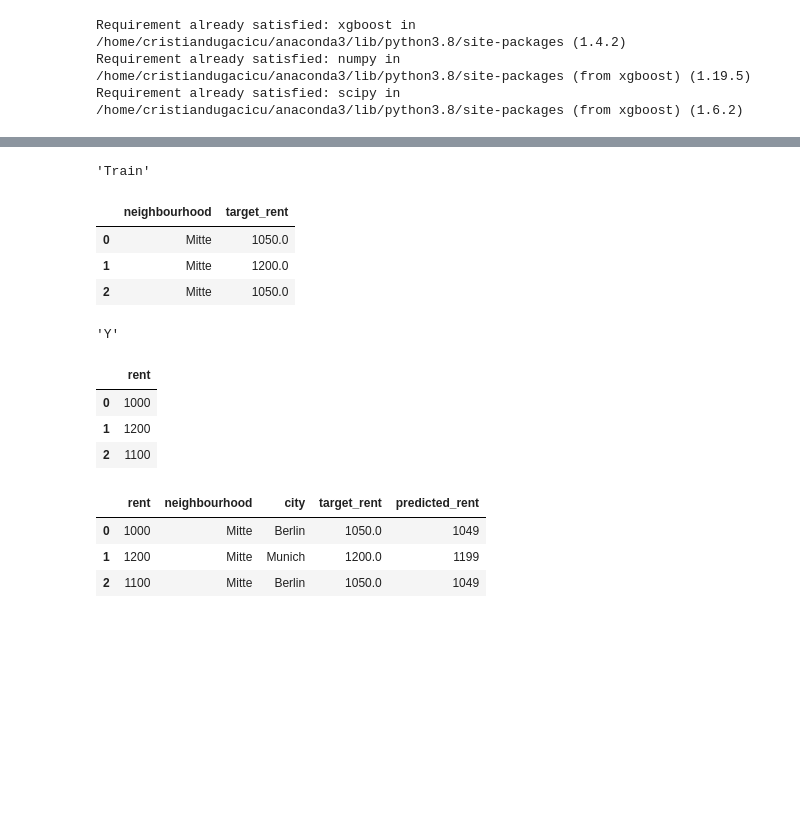
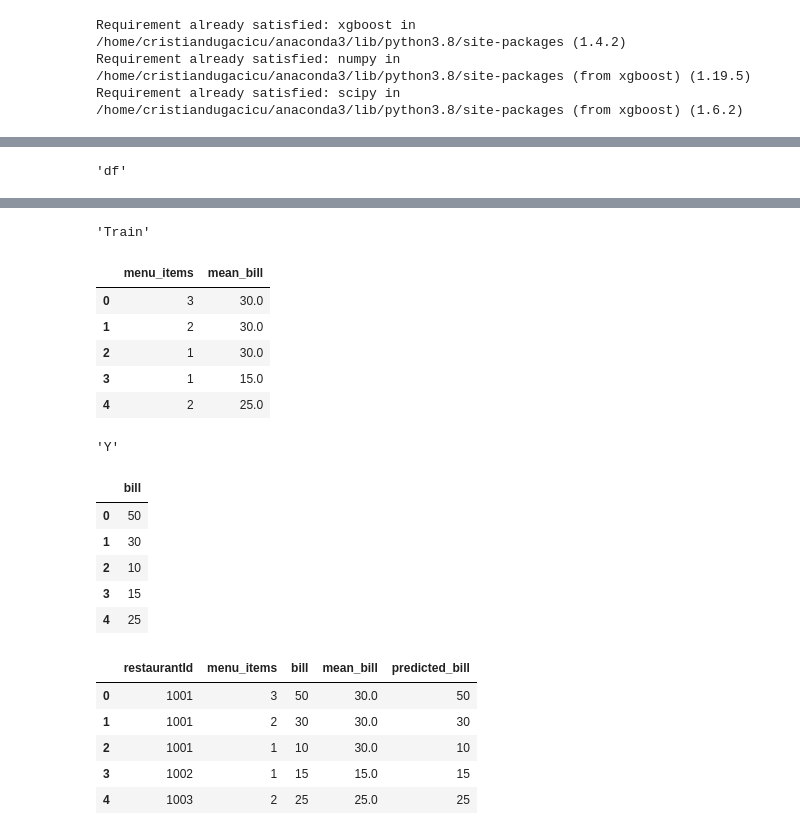
Before and after one commit to razorcd/ml-project, a Jupyter notebook: capstone-project/target_encoding/target_encoding_dummy_data.ipynb, the cells around one changed output, grey strips where cells are left out. Cells and saved outputs as stored; diff of their text form; code cells hidden in the pictures; blank space fills up the shorter version.

Commit message:
adds mode target encoding examples

```diff
--- a/capstone-project/target_encoding/target_encoding_dummy_data.ipynb
+++ b/capstone-project/target_encoding/target_encoding_dummy_data.ipynb
@@ -47,9 +47,11 @@ import numpy as np
 import pandas as pd
 
 df = pd.DataFrame([
-    {'rent': 1000, 'neighbourhood': 'Mitte', 'city': 'Berlin'},
-    {'rent': 1200, 'neighbourhood': 'Mitte', 'city': 'Munich'},
-    {'rent': 1100, 'neighbourhood': 'Mitte', 'city': 'Berlin'},
+    {'restaurantId': "1001", 'menu_items': 3, 'bill': 50},
+    {'restaurantId': "1001", 'menu_items': 2, 'bill': 30},
+    {'restaurantId': "1001", 'menu_items': 1, 'bill': 10},
+    {'restaurantId': "1002", 'menu_items': 1, 'bill': 15},
+    {'restaurantId': "1003", 'menu_items': 2, 'bill': 25},
 ])
 
 df
@@ -89,22 +135,29 @@ df.assign(predicted_rent = y_pred_val.astype('int'))
+# %%
+#Target encoding formula
+def get_target_encoding(df, field, target_field):
+    unique_fields = df[field].unique()
+    targets = {}
+    for f in unique_fields:
+        targets[f] = df[df[field]==f][target_field].mean()
+    return targets
 # %%
-cities = df['city'].unique()
-targets = {}
-for city in cities:
-    targets[city] = df[df['city']==city].rent.mean()
-df['target_rent'] = df['city'].apply(lambda x: targets[x])
+#Training after target encoding restaurantId
+df2 = df.copy()
+targets = get_target_encoding(df2, 'restaurantId', 'bill')
+df2['mean_bill'] = df2['restaurantId'].apply(lambda x: targets[x])
+display(targets)
 
 
-df_train = df[['neighbourhood', 'target_rent']]
-y_train = df[['rent']]
+df_train2 = df2[['menu_items', 'mean_bill']]
+y_train2 = df2[['bill']]
 
-display("df", df)
-display("Train", df_train)
-display("Y", y_train)
+display("df", df2)
+display("Train", df_train2)
+display("Y", y_train2)
+
+dv2, model2 = train(df_train2, y_train2, 6, 1)
+y_pred_val2, X_val2 = predict(df_train2, dv2, model2)
 
 
-dv, model = train(df_train, y_train, 6, 1)
-y_pred_val, X_val = predict(df_train, dv, model)
-
-
-df.assign(predicted_rent = y_pred_val.astype('int'))
+df2.assign(predicted_bill = np.round(y_pred_val2).astype('int'))
 # %% [output]
@@ -111,0 +165 @@ df.assign(predicted_rent = y_pred_val.astype('int'))
+'df'
@@ -116,14 +172,20 @@ df.assign(predicted_rent = y_pred_val.astype('int'))
-'Train'
+'Train'
-|  | neighbourhood | target_rent |
-| 0 | Mitte | 1050.0 |
-| 1 | Mitte | 1200.0 |
-| 2 | Mitte | 1050.0 |
+|  | menu_items | mean_bill |
+| 0 | 3 | 30.0 |
+| 1 | 2 | 30.0 |
+| 2 | 1 | 30.0 |
+| 3 | 1 | 15.0 |
+| 4 | 2 | 25.0 |
-'Y'
+'Y'
-|  | rent |
-| 0 | 1000 |
-| 1 | 1200 |
-| 2 | 1100 |
+|  | bill |
+| 0 | 50 |
+| 1 | 30 |
+| 2 | 10 |
+| 3 | 15 |
+| 4 | 25 |
-|  | rent | neighbourhood | city | target_rent | predicted_rent |
-| 0 | 1000 | Mitte | Berlin | 1050.0 | 1049 |
-| 1 | 1200 | Mitte | Munich | 1200.0 | 1199 |
-| 2 | 1100 | Mitte | Berlin | 1050.0 | 1049 |
+|  | restaurantId | menu_items | bill | mean_bill | predicted_bill |
+| 0 | 1001 | 3 | 50 | 30.0 | 50 |
+| 1 | 1001 | 2 | 30 | 30.0 | 30 |
+| 2 | 1001 | 1 | 10 | 30.0 | 10 |
+| 3 | 1002 | 1 | 15 | 15.0 | 15 |
+| 4 | 1003 | 2 | 25 | 25.0 | 25 |
```
Also changed, not shown: parts of 7 cells of this notebook.
